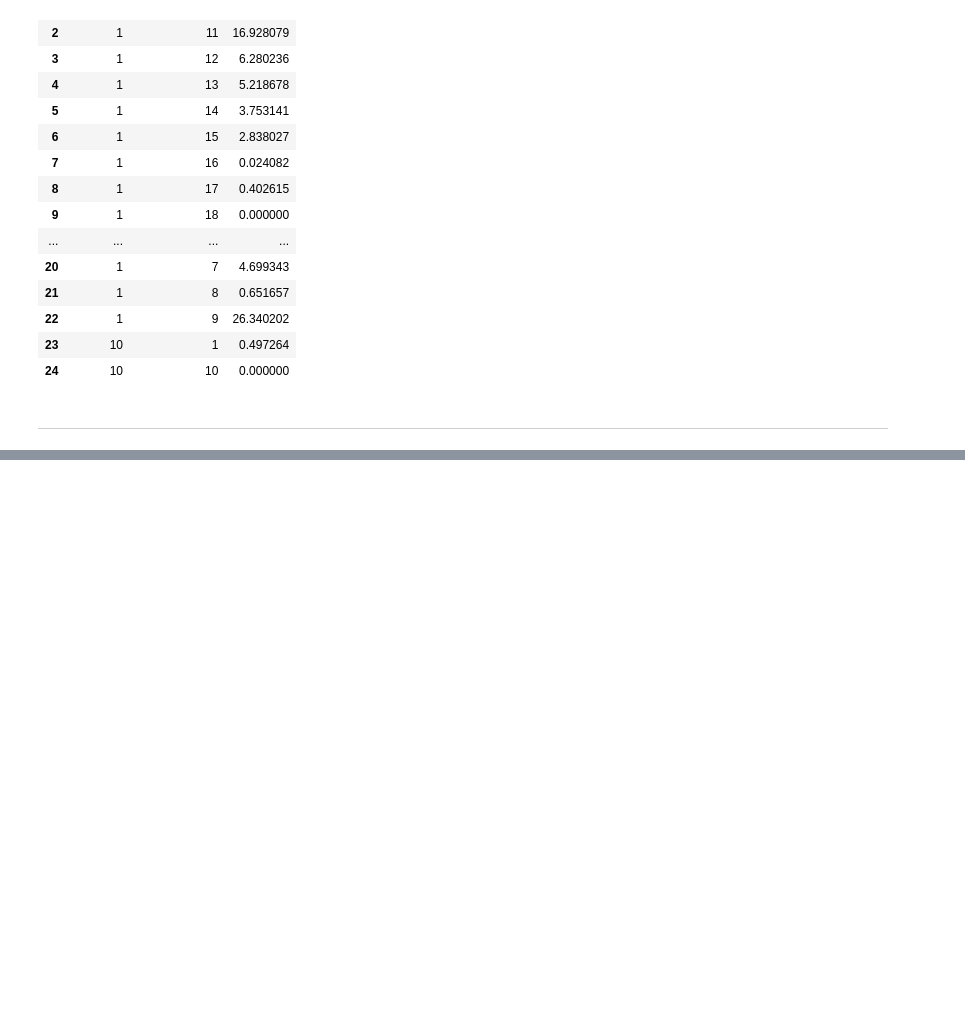
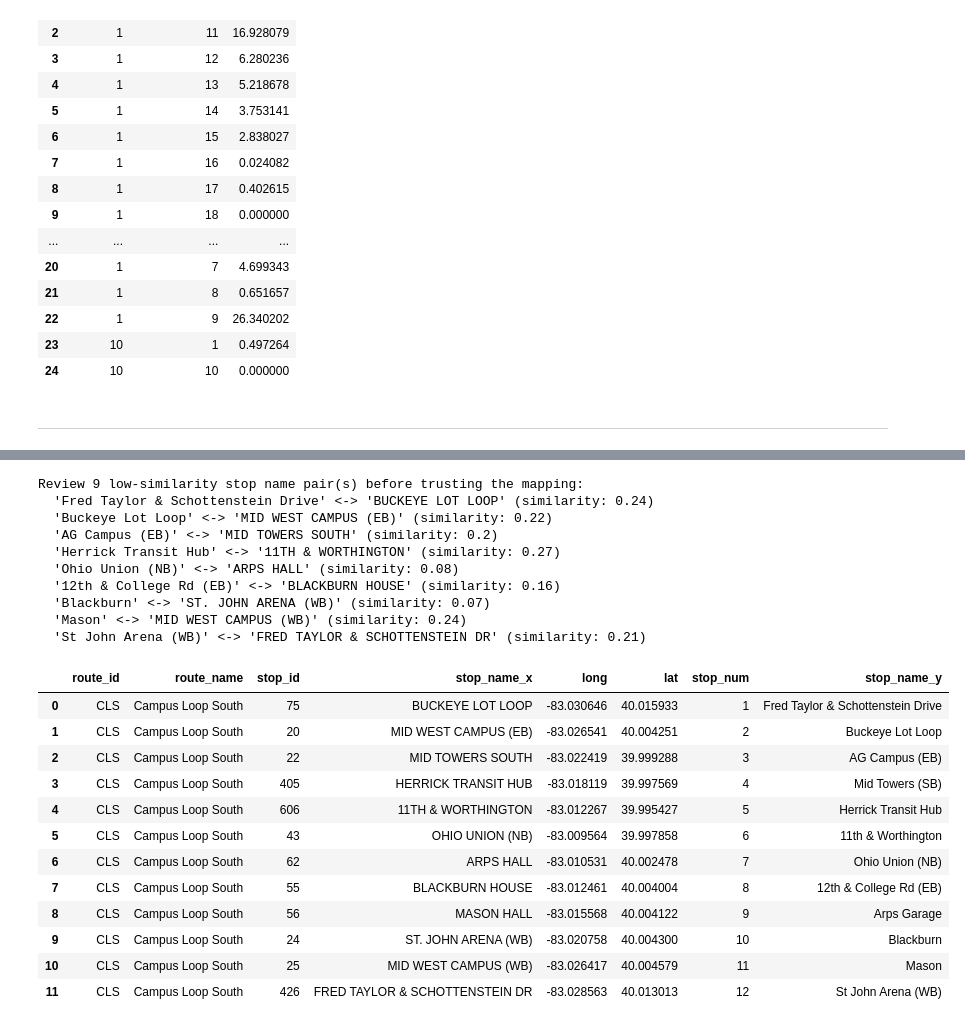
Before and after one commit to morgan1461/transportation-planning, a Jupyter notebook: od_pairs.ipynb, the cells around one changed output, grey strips where cells are left out. Drawn from its saved outputs; the diff is of its cells as text; code cells hidden in the pictures; blank space fills up the shorter version.

Commit message:
Build a stepwise process to parse and map stops for flowmap city data

```diff
--- a/od_pairs.ipynb
+++ b/od_pairs.ipynb
@@ -705,0 +862,59 @@ hourly_long_df.head(25)
+# %%
+from difflib import SequenceMatcher
+
+def build_stop_num_mapping(stop_summary, route_locations, similarity_floor=0.35):
+    """Dynamically pair transit-lab Stop No. rows with department stop_ids by sequence order,
+    flagging any low name-similarity pairs for manual review instead of trusting order blindly."""
+    if len(stop_summary) != len(route_locations):
+        raise ValueError(
+            f"Stop count mismatch: stop_summary has {len(stop_summary)} rows, "
+            f"route_locations has {len(route_locations)} rows — cannot pair by order safely."
+        )
+
+    mapping = {}
+    review_needed = []
+    for (_, lab_row), (_, dept_row) in zip(stop_summary.iterrows(), route_locations.iterrows()):
+        score = SequenceMatcher(None, lab_row['stop_name'].upper(), dept_row['stop_name'].upper()).ratio()
+        mapping[dept_row['stop_id']] = lab_row['stop_num']
+        if score < similarity_floor:
+            review_needed.append((lab_row['stop_name'], dept_row['stop_name'], round(score, 2)))
+
+    return mapping, review_needed
+# %%
+# check step: build the mapping dynamically and surface any low-confidence pairs for manual review
+stop_id_to_stop_num, review_needed = build_stop_num_mapping(weekday_stop_summary, selected_locations_map)
+
+if review_needed:
+    print(f"Review {len(review_needed)} low-similarity stop name pair(s) before trusting the mapping:")
+    for lab_name, dept_name, score in review_needed:
+        print(f"  '{lab_name}' <-> '{dept_name}' (similarity: {score})")
+else:
+    print("All stop name pairs matched with acceptable similarity.")
+
+route_locations_checked = selected_locations_map.copy()
+route_locations_checked['stop_num'] = route_locations_checked['stop_id'].map(stop_id_to_stop_num)
+route_locations_checked.merge(weekday_stop_summary, on='stop_num', how='left')
+# %% [output]
+Review 9 low-similarity stop name pair(s) before trusting the mapping:
+  'Fred Taylor & Schottenstein Drive' <-> 'BUCKEYE LOT LOOP' (similarity: 0.24)
+  'Buckeye Lot Loop' <-> 'MID WEST CAMPUS (EB)' (similarity: 0.22)
+  'AG Campus (EB)' <-> 'MID TOWERS SOUTH' (similarity: 0.2)
+  'Herrick Transit Hub' <-> '11TH & WORTHINGTON' (similarity: 0.27)
+  'Ohio Union (NB)' <-> 'ARPS HALL' (similarity: 0.08)
+  '12th & College Rd (EB)' <-> 'BLACKBURN HOUSE' (similarity: 0.16)
+  'Blackburn' <-> 'ST. JOHN ARENA (WB)' (similarity: 0.07)
+  'Mason' <-> 'MID WEST CAMPUS (WB)' (similarity: 0.24)
+  'St John Arena (WB)' <-> 'FRED TAYLOR & SCHOTTENSTEIN DR' (similarity: 0.21)
+|  | route_id | route_name | stop_id | stop_name_x | long | lat | stop_num | stop_name_y |
+| 0 | CLS | Campus Loop South | 75 | BUCKEYE LOT LOOP | -83.030646 | 40.015933 | 1 | Fred Taylor & Schottenstein Drive |
+| 1 | CLS | Campus Loop South | 20 | MID WEST CAMPUS (EB) | -83.026541 | 40.004251 | 2 | Buckeye Lot Loop |
+| 2 | CLS | Campus Loop South | 22 | MID TOWERS SOUTH | -83.022419 | 39.999288 | 3 | AG Campus (EB) |
+| 3 | CLS | Campus Loop South | 405 | HERRICK TRANSIT HUB | -83.018119 | 39.997569 | 4 | Mid Towers (SB) |
+| 4 | CLS | Campus Loop South | 606 | 11TH & WORTHINGTON | -83.012267 | 39.995427 | 5 | Herrick Transit Hub |
+| 5 | CLS | Campus Loop South | 43 | OHIO UNION (NB) | -83.009564 | 39.997858 | 6 | 11th & Worthington |
+| 6 | CLS | Campus Loop South | 62 | ARPS HALL | -83.010531 | 40.002478 | 7 | Ohio Union (NB) |
+| 7 | CLS | Campus Loop South | 55 | BLACKBURN HOUSE | -83.012461 | 40.004004 | 8 | 12th & College Rd (EB) |
+| 8 | CLS | Campus Loop South | 56 | MASON HALL | -83.015568 | 40.004122 | 9 | Arps Garage |
+| 9 | CLS | Campus Loop South | 24 | ST. JOHN ARENA (WB) | -83.020758 | 40.004300 | 10 | Blackburn |
+| 10 | CLS | Campus Loop South | 25 | MID WEST CAMPUS (WB) | -83.026417 | 40.004579 | 11 | Mason |
+| 11 | CLS | Campus Loop South | 426 | FRED TAYLOR & SCHOTTENSTEIN DR | -83.028563 | 40.013013 | 12 | St John Arena (WB) |
```
Also changed, not shown: parts of 3 cells of this notebook.
